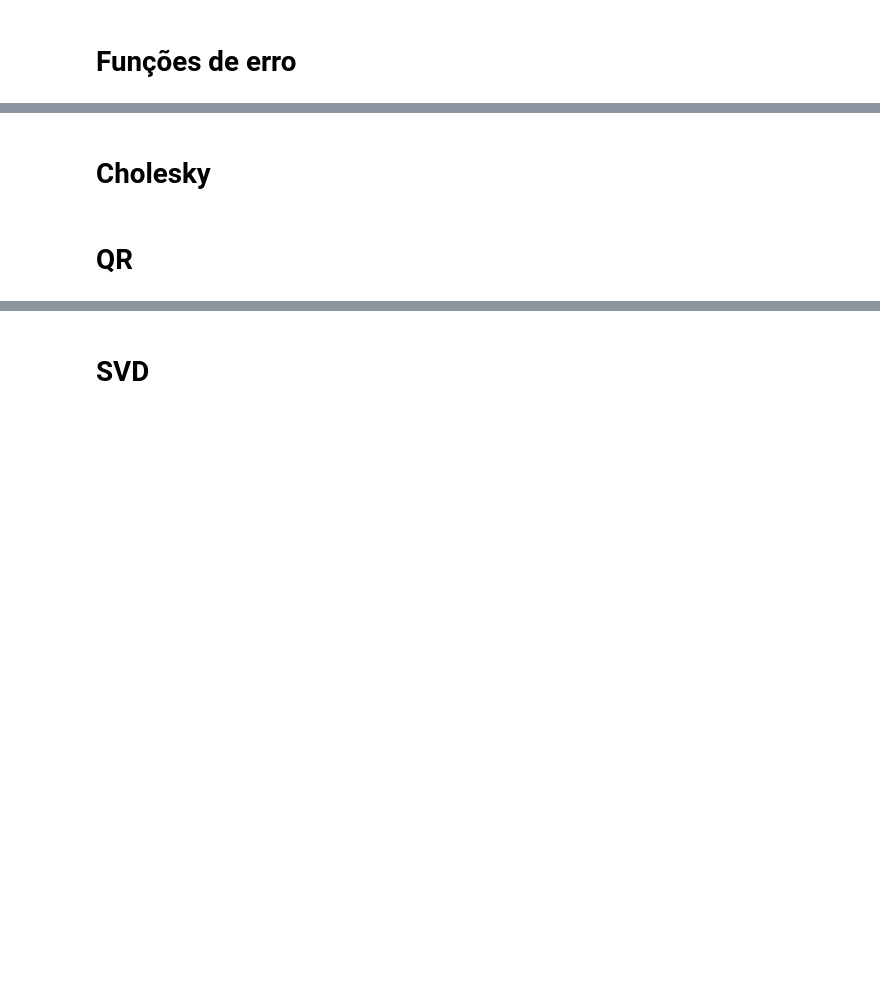
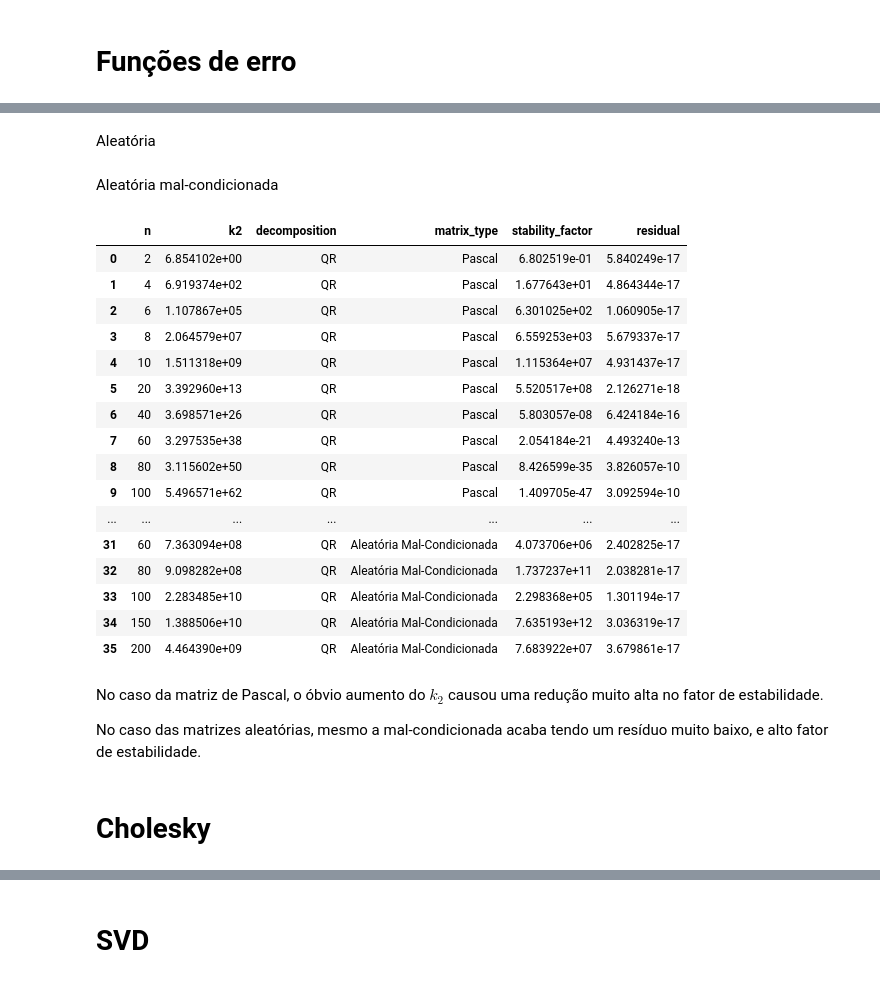
Before and after one commit to GuiCT/ALCD, a Jupyter notebook: activities/at_3.ipynb, the cells around one changed output, grey strips where cells are left out. Drawn from its saved outputs; the diff is of its cells as text; code cells hidden in the pictures; blank space fills up the shorter version.

```diff
--- a/activities/at_3.ipynb
+++ b/activities/at_3.ipynb
@@ -34,4 +32,8 @@ pascal_matrices = {n: generate_pascal(n) for n in TESTED_N}
 # %% [markdown]
 # Funções de erro
+# %%
+def calculate_k2(matrix: npt.NDArray):
+    ps_inv = np.linalg.inv(matrix.T @ matrix) @ matrix.T
+    return np.linalg.matrix_norm(matrix, ord=2) * np.linalg.matrix_norm(ps_inv, ord=2)
 # %%
 def residual(original_matrix: npt.NDArray, algo_result: npt.NDArray) -> SupportsFloat:
@@ -43,0 +74,6 @@ def residual(original_matrix: npt.NDArray, algo_result: npt.NDArray) -> Supports
+# %%
+n_list = []
+k2_list = []
+matrix_type_list = []
+stability_factor_list = []
+residual_list = []
@@ -43,0 +101,2 @@ def residual(original_matrix: npt.NDArray, algo_result: npt.NDArray) -> Supports
+# %% [markdown]
+Aleatória
@@ -43,0 +123,55 @@ def residual(original_matrix: npt.NDArray, algo_result: npt.NDArray) -> Supports
+# %% [markdown]
+Aleatória mal-condicionada
+# %%
+for n in TESTED_N:
+    A = ill_conditioned_matrix(n)
+    stop = False
+    try:
+        Q, R = np.linalg.qr(A)
+        psiinv_qr = np.linalg.inv(R) @ Q.T
+        res = residual(A, psiinv_qr)
+        stab = stability_factor(A, psiinv_qr)
+    except LinAlgError:
+        res = np.nan
+        stop = True
+    n_list.append(n)
+    k2_list.append(calculate_k2(A))
+    matrix_type_list.append("Aleatória Mal-Condicionada")
+    stability_factor_list.append(stab)
+    residual_list.append(res)
+    if stop:
+        break
+# %%
+qr_error_df = create_error_df(
+    "QR", {
+        "n": n_list,
+        "k2": k2_list,
+        "matrix_type": matrix_type_list,
+        "stability_factor": stability_factor_list,
+        "residual": residual_list
+    }
+)
+# %%
+qr_error_df
+# %% [output]
+|  | n | k2 | decomposition | matrix_type | stability_factor | residual |
+| 0 | 2 | 6.854102e+00 | QR | Pascal | 6.802519e-01 | 5.840249e-17 |
+| 1 | 4 | 6.919374e+02 | QR | Pascal | 1.677643e+01 | 4.864344e-17 |
+| 2 | 6 | 1.107867e+05 | QR | Pascal | 6.301025e+02 | 1.060905e-17 |
+| 3 | 8 | 2.064579e+07 | QR | Pascal | 6.559253e+03 | 5.679337e-17 |
+| 4 | 10 | 1.511318e+09 | QR | Pascal | 1.115364e+07 | 4.931437e-17 |
+| 5 | 20 | 3.392960e+13 | QR | Pascal | 5.520517e+08 | 2.126271e-18 |
+| 6 | 40 | 3.698571e+26 | QR | Pascal | 5.803057e-08 | 6.424184e-16 |
+| 7 | 60 | 3.297535e+38 | QR | Pascal | 2.054184e-21 | 4.493240e-13 |
+| 8 | 80 | 3.115602e+50 | QR | Pascal | 8.426599e-35 | 3.826057e-10 |
+| 9 | 100 | 5.496571e+62 | QR | Pascal | 1.409705e-47 | 3.092594e-10 |
+| ... | ... | ... | ... | ... | ... | ... |
+| 31 | 60 | 7.363094e+08 | QR | Aleatória Mal-Condicionada | 4.073706e+06 | 2.402825e-17 |
+| 32 | 80 | 9.098282e+08 | QR | Aleatória Mal-Condicionada | 1.737237e+11 | 2.038281e-17 |
+| 33 | 100 | 2.283485e+10 | QR | Aleatória Mal-Condicionada | 2.298368e+05 | 1.301194e-17 |
+| 34 | 150 | 1.388506e+10 | QR | Aleatória Mal-Condicionada | 7.635193e+12 | 3.036319e-17 |
+| 35 | 200 | 4.464390e+09 | QR | Aleatória Mal-Condicionada | 7.683922e+07 | 3.679861e-17 |
+# %% [markdown]
+No caso da matriz de Pascal, o óbvio aumento do $k_2$ causou uma redução muito alta no fator de estabilidade.
+
+No caso das matrizes aleatórias, mesmo a mal-condicionada acaba tendo um resíduo muito baixo, e alto fator de estabilidade.
@@ -44,4 +180,2 @@ def residual(original_matrix: npt.NDArray, algo_result: npt.NDArray) -> Supports
 # %% [markdown]
 # Cholesky
-# %% [markdown]
-# QR
```
Also changed, not shown: parts of 51 cells of this notebook, 2 other files.
